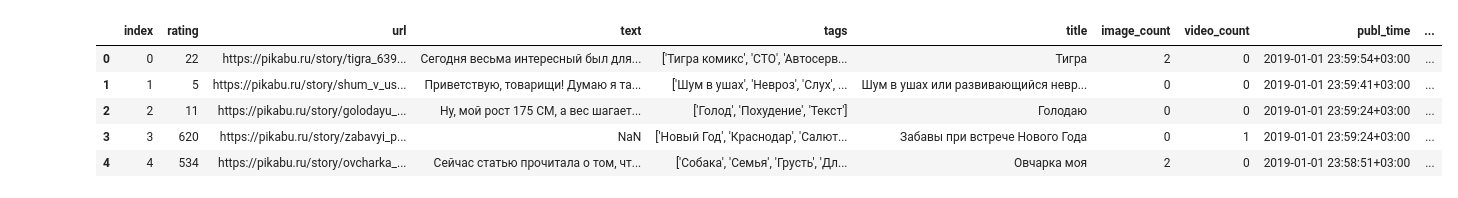
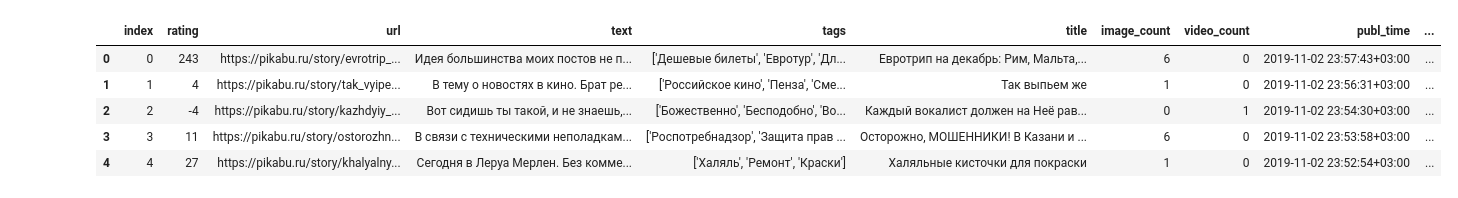
Before and after one commit to artemenm/pikabu-predictor, a Jupyter notebook: notebooks/explore_data.ipynb, the cells around one changed output. Cells and saved outputs as stored; diff of their text form; code cells hidden in the pictures.

```diff
--- a/notebooks/explore_data.ipynb
+++ b/notebooks/explore_data.ipynb
@@ -5,22 +6,26 @@ import matplotlib.pyplot as plt
 # %%
-path = 'D:\\2_Programming\\data science\\pikabu-predictor\\data\\raw\\'
+def get_path(dir):
+    project_dir = os.path.abspath('')
+    image_dir = os.path.join(*dir)
+    path = os.path.join(project_dir , image_dir)
+    return path
 
+path = get_path(["data", "raw"])
 _, _, filenames = next(os.walk(path))
-filenames = [filename for filename in filenames if (len(filename) > 3 and filename[-4:] == '.csv')]
-
+filenames = filter(lambda x : x.endswith('.csv'), filenames)
 dfs = []
 for filename in filenames:
-    dfs.append(pd.read_csv(path + filename))
+    dfs.append(pd.read_csv(os.path.join(path, filename)))
 df = pd.concat(dfs)
 df.reset_index(inplace=True)
 df.head()
 # %% [output]
 |  | index | rating | url | text | tags | title | image_count | video_count | publ_time | ... |
-| 0 | 0 | 22 | https://pikabu.ru/story/tigra_639... | Сегодня весьма интересный был для... | ['Тигра комикс', 'СТО', 'Автосерв... | Тигра | 2 | 0 | 2019-01-01 23:59:54+03:00 | ... |
-| 1 | 1 | 5 | https://pikabu.ru/story/shum_v_us... | Приветствую, товарищи! Думаю я та... | ['Шум в ушах', 'Невроз', 'Слух', ... | Шум в ушах или развивающийся невр... | 0 | 0 | 2019-01-01 23:59:41+03:00 | ... |
-| 2 | 2 | 11 | https://pikabu.ru/story/golodayu_... | Ну, мой рост 175 СМ, а вес шагает... | ['Голод', 'Похудение', 'Текст'] | Голодаю | 0 | 0 | 2019-01-01 23:59:24+03:00 | ... |
-| 3 | 3 | 620 | https://pikabu.ru/story/zabavyi_p... | NaN | ['Новый Год', 'Краснодар', 'Салют... | Забавы при встрече Нового Года | 0 | 1 | 2019-01-01 23:59:24+03:00 | ... |
-| 4 | 4 | 534 | https://pikabu.ru/story/ovcharka_... | Сейчас статью прочитала о том, чт... | ['Собака', 'Семья', 'Грусть', 'Дл... | Овчарка моя | 2 | 0 | 2019-01-01 23:58:51+03:00 | ... |
+| 0 | 0 | 243 | https://pikabu.ru/story/evrotrip_... | Идея большинства моих постов не п... | ['Дешевые билеты', 'Евротур', 'Дл... | Евротрип на декабрь: Рим, Мальта,... | 6 | 0 | 2019-11-02 23:57:43+03:00 | ... |
+| 1 | 1 | 4 | https://pikabu.ru/story/tak_vyipe... | В тему о новостях в кино. Брат ре... | ['Российское кино', 'Пенза', 'Сме... | Так выпьем же | 1 | 0 | 2019-11-02 23:56:31+03:00 | ... |
+| 2 | 2 | -4 | https://pikabu.ru/story/kazhdyiy_... | Вот сидишь ты такой, и не знаешь,... | ['Божественно', 'Бесподобно', 'Во... | Каждый вокалист должен на Неё рав... | 0 | 1 | 2019-11-02 23:54:30+03:00 | ... |
+| 3 | 3 | 11 | https://pikabu.ru/story/ostorozhn... | В связи с техническими неполадкам... | ['Роспотребнадзор', 'Защита прав ... | Осторожно, МОШЕННИКИ! В Казани и ... | 6 | 0 | 2019-11-02 23:53:58+03:00 | ... |
+| 4 | 4 | 27 | https://pikabu.ru/story/khalyalny... | Сегодня в Леруа Мерлен. Без комме... | ['Халяль', 'Ремонт', 'Краски'] | Халяльные кисточки для покраски | 1 | 0 | 2019-11-02 23:52:54+03:00 | ... |
 # %%
 plt.plot(df.sort_values(by=['rating']).rating.values)
 plt.show()
```
Also changed, not shown: parts of 6 cells of this notebook, 2 other files.
